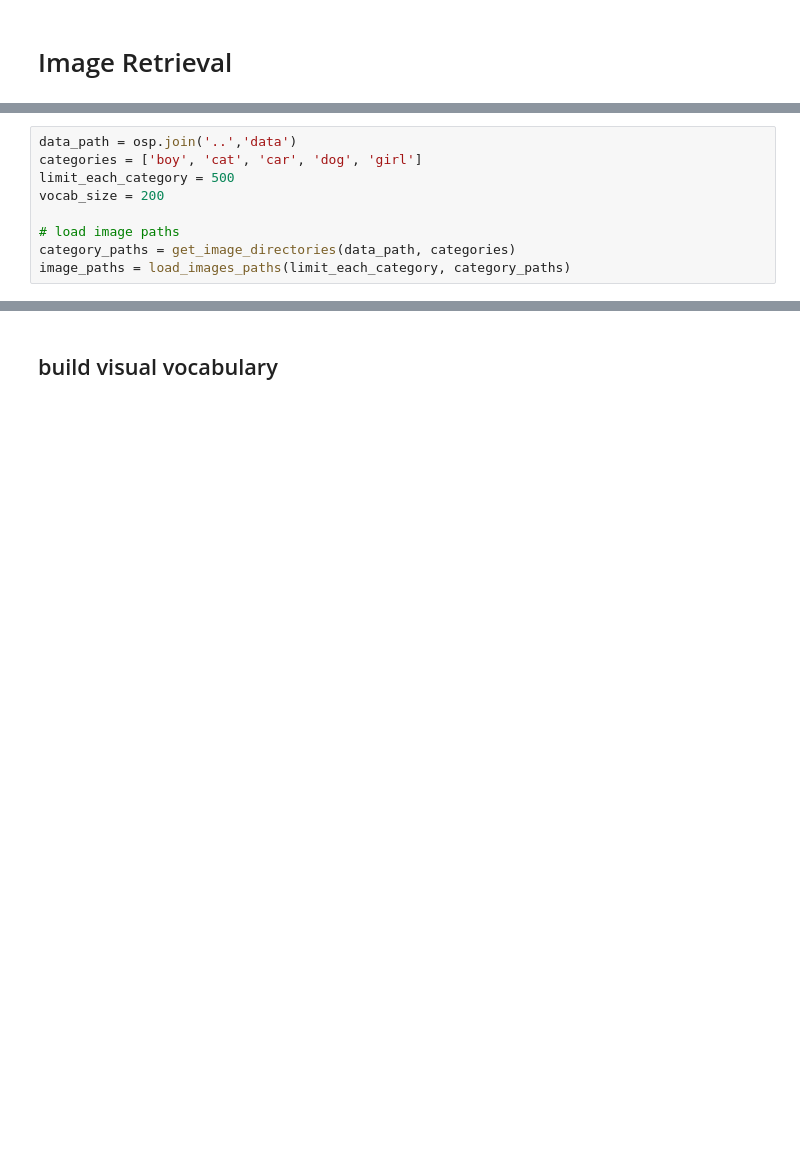
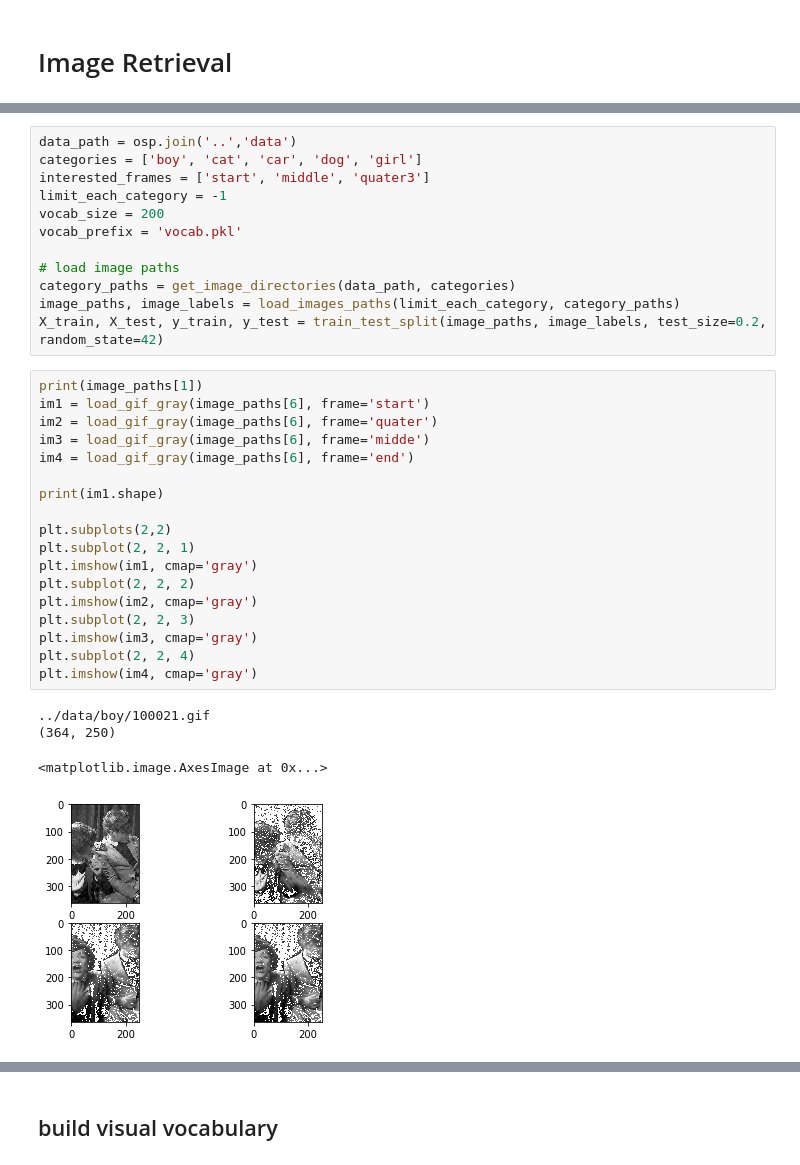
Before and after one commit to AnJianPeng/gif_retrieval_system, a Jupyter notebook: scripts/retrieval.ipynb, the cells around one changed output, grey strips where cells are left out. Drawn from its saved outputs; the diff is of its cells as text; blank space fills up the shorter version.

```diff
--- a/scripts/retrieval.ipynb
+++ b/scripts/retrieval.ipynb
@@ -17,9 +22,35 @@ import src as sc
 # %%
 data_path = osp.join('..','data')
 categories = ['boy', 'cat', 'car', 'dog', 'girl']
-limit_each_category = 500
+interested_frames = ['start', 'middle', 'quater3']
+limit_each_category = -1
 vocab_size = 200
+vocab_prefix = 'vocab.pkl'
 
 # load image paths
 category_paths = get_image_directories(data_path, categories)
-image_paths = load_images_paths(limit_each_category, category_paths)
+image_paths, image_labels = load_images_paths(limit_each_category, category_paths)
+X_train, X_test, y_train, y_test = train_test_split(image_paths, image_labels, test_size=0.2, random_state=42)
+# %%
+print(image_paths[1])
+im1 = load_gif_gray(image_paths[6], frame='start')
+im2 = load_gif_gray(image_paths[6], frame='quater')
+im3 = load_gif_gray(image_paths[6], frame='midde')
+im4 = load_gif_gray(image_paths[6], frame='end')
+
+print(im1.shape)
+
+plt.subplots(2,2)
+plt.subplot(2, 2, 1)
+plt.imshow(im1, cmap='gray')
+plt.subplot(2, 2, 2)
+plt.imshow(im2, cmap='gray')
+plt.subplot(2, 2, 3)
+plt.imshow(im3, cmap='gray')
+plt.subplot(2, 2, 4)
+plt.imshow(im4, cmap='gray')
+# %% [output]
+../data/boy/100021.gif
+(364, 250)
+<matplotlib.image.AxesImage at 0x...>
+[figure, added]
```
Also changed, not shown: parts of 16 cells of this notebook, 3 other files.
